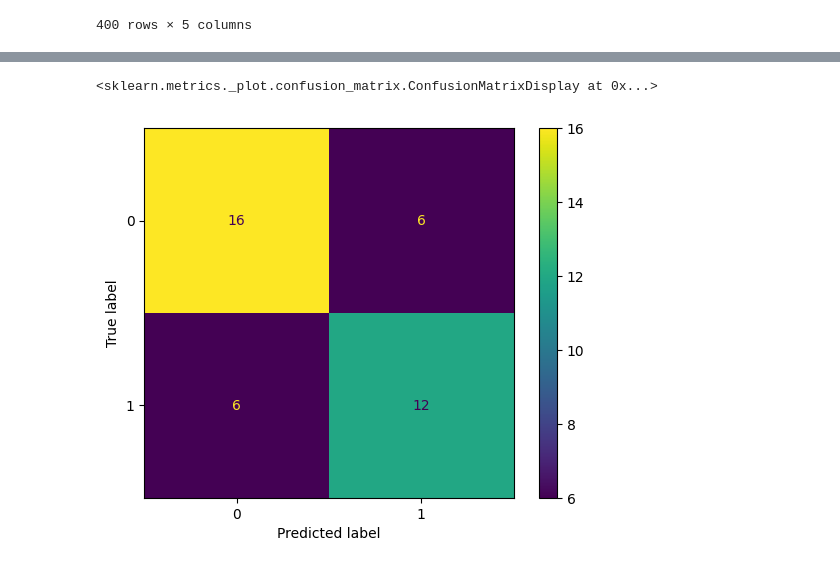
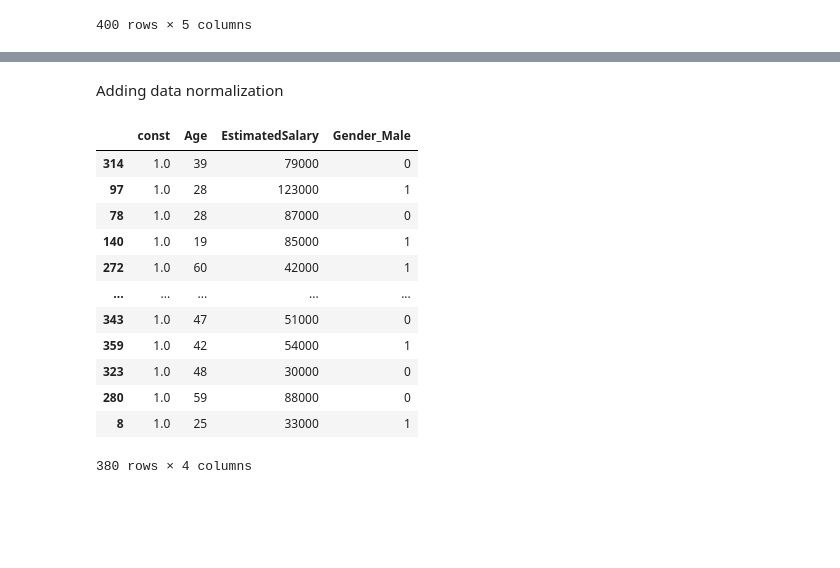
Before and after one commit to sivansh11/Regressions, a Jupyter notebook: social-network/main.ipynb, the cells around one changed output, grey strips where cells are left out. Saved outputs shown, nothing was run; the diff lists cells and outputs as text; code cells hidden in the pictures; blank space fills up the shorter version.

```diff
--- a/social-network/main.ipynb
+++ b/social-network/main.ipynb
@@ -129,17 +152,36 @@ ConfusionMatrixDisplay.from_estimator(model, test_x, test_y)
+# %% [markdown]
+Adding data normalization
 # %%
-raw_df['Age'] = raw_df['Age'] - raw_df[raw_df['source'] == 'train']['Age'].mean()
-train_x = raw_df[raw_df['source'] == 'train'].drop(['source', 'Purchased'], axis = 1)
-train_y = raw_df[raw_df['source'] == 'train']['Purchased']
-test_x = raw_df[raw_df['source'] == 'test'].drop(['source', 'Purchased'], axis = 1)
-test_y = raw_df[raw_df['source'] == 'test']['Purchased']
-from sklearn.linear_model import LogisticRegression
+# raw_df['Age'] = raw_df['Age'] - raw_df[raw_df['source'] == 'train']['Age'].mean()
+# train_x = raw_df[raw_df['source'] == 'train'].drop(['source', 'Purchased'], axis = 1)
+# train_y = raw_df[raw_df['source'] == 'train']['Purchased']
+# test_x = raw_df[raw_df['source'] == 'test'].drop(['source', 'Purchased'], axis = 1)
+# test_y = raw_df[raw_df['source'] == 'test']['Purchased']
 
-model = LogisticRegression()
-model.fit(X=train_x, y=train_y)
+# from statsmodels.api import Logit
+# model = Logit(train_y, train_x).fit()
+# print(model.summary())
 
-from sklearn.metrics import ConfusionMatrixDisplay
-%matplotlib inline
-ConfusionMatrixDisplay.from_estimator(model, test_x, test_y)
+# preds = model.predict(test_x)
+# preds = np.where(preds >= 0.5, 1, 0)
+
+# from sklearn.metrics import ConfusionMatrixDisplay
+
+# %matplotlib inline
+# ConfusionMatrixDisplay.from_predictions(test_y, preds)
-# %% [output]
-<sklearn.metrics._plot.confusion_matrix.ConfusionMatrixDisplay at 0x...>
-[figure, removed]
+# %%
+train_x
+# %% [output]
+|  | const | Age | EstimatedSalary | Gender_Male |
+| 314 | 1.0 | 39 | 79000 | 0 |
+| 97 | 1.0 | 28 | 123000 | 1 |
+| 78 | 1.0 | 28 | 87000 | 0 |
+| 140 | 1.0 | 19 | 85000 | 1 |
+| 272 | 1.0 | 60 | 42000 | 1 |
+| ... | ... | ... | ... | ... |
+| 343 | 1.0 | 47 | 51000 | 0 |
+| 359 | 1.0 | 42 | 54000 | 1 |
+| 323 | 1.0 | 48 | 30000 | 0 |
+| 280 | 1.0 | 59 | 88000 | 0 |
+| 8 | 1.0 | 25 | 33000 | 1 |
+380 rows × 4 columns
```
Also changed, not shown: parts of 11 cells of this notebook, 3 other files.
